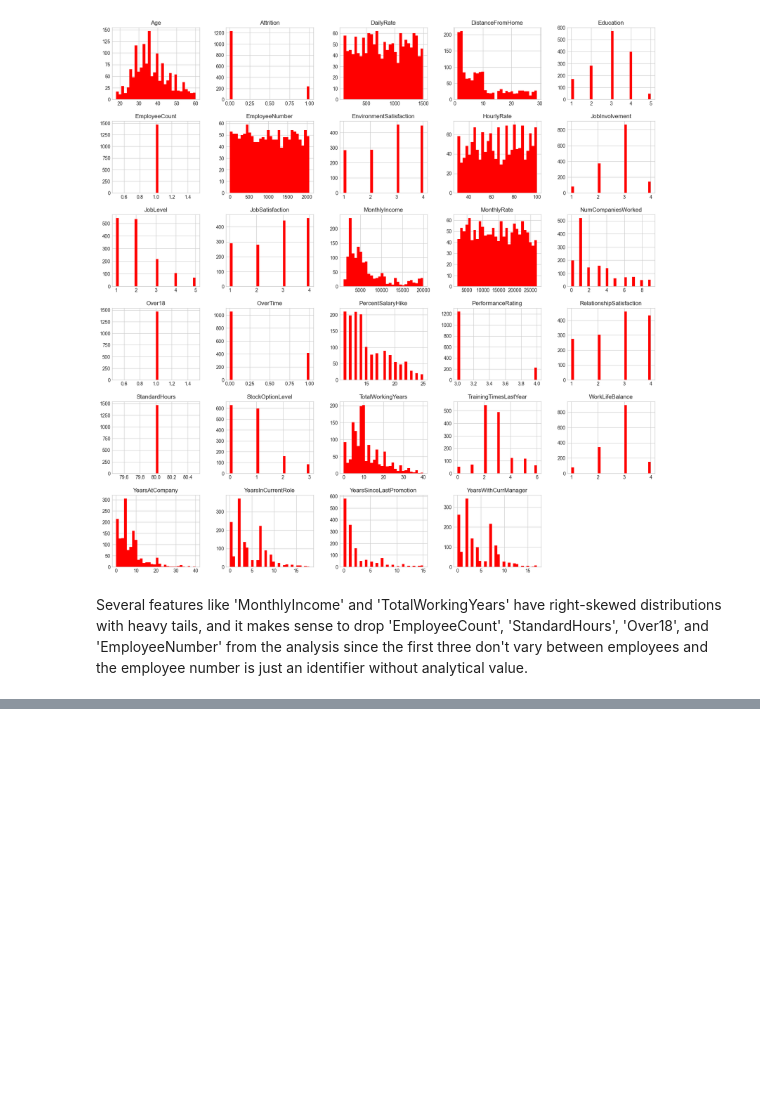
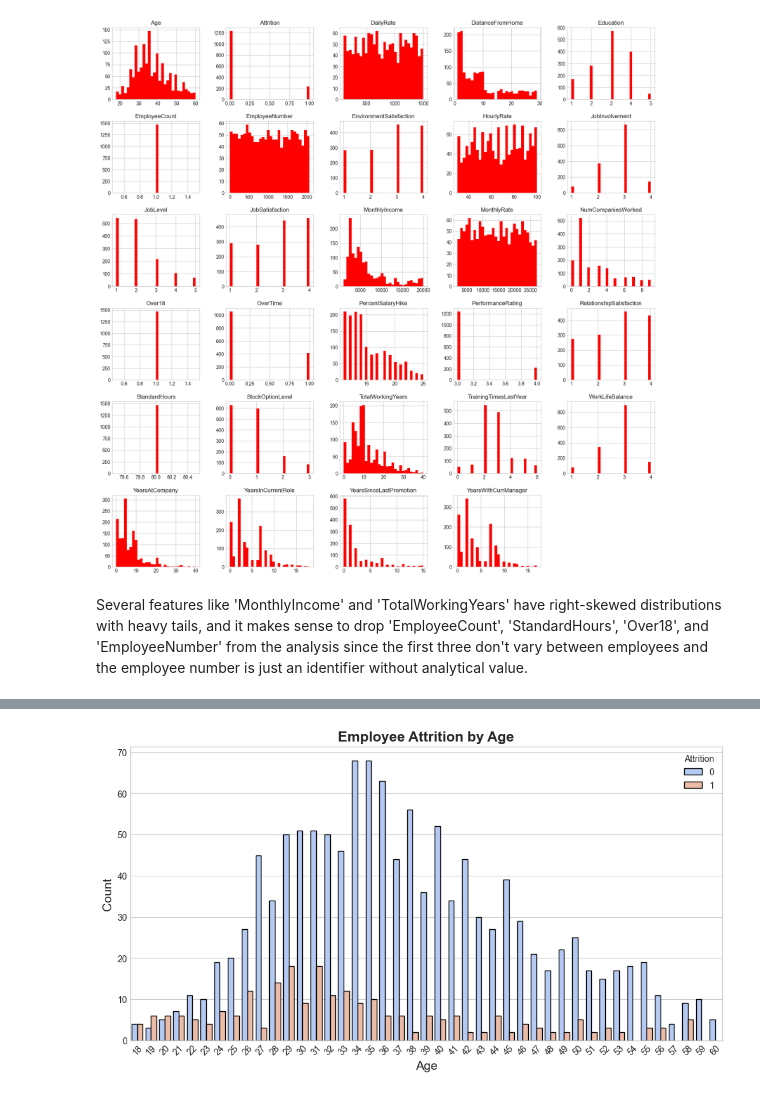
Before and after one commit to marvelm69/employee-retention-predictor, a Jupyter notebook: main.ipynb, the cells around one changed output, grey strips where cells are left out. Cells and saved outputs as stored; diff of their text form; code cells hidden in the pictures; blank space fills up the shorter version.

```diff
--- a/main.ipynb
+++ b/main.ipynb
@@ -81,3 +81,5 @@ array([[<Axes: title={'center': 'Age'}>,
 [figure]
 # %% [markdown]
 Several features like 'MonthlyIncome' and 'TotalWorkingYears' have right-skewed distributions with heavy tails, and it makes sense to drop 'EmployeeCount', 'StandardHours', 'Over18', and 'EmployeeNumber' from the analysis since the first three don't vary between employees and the employee number is just an identifier without analytical value.
+# %%
+employee_df.drop(['EmployeeCount', 'StandardHours', 'Over18', 'EmployeeNumber'], axis=1, inplace=True)
@@ -83,0 +132,13 @@ Several features like 'MonthlyIncome' and 'TotalWorkingYears' have right-skewed
+# %%
+plt.figure(figsize=(12, 6))
+sns.countplot(x='Age', hue='Attrition', data=employee_df, palette='coolwarm', edgecolor='black')
+
+plt.xlabel("Age", fontsize=14)
+plt.ylabel("Count", fontsize=14)
+plt.title("Employee Attrition by Age", fontsize=16, fontweight="bold")
+
+plt.xticks(rotation=45)
+
+plt.show()
+# %% [output]
+[figure, added]
```
Also changed, not shown: parts of 9 cells of this notebook.
